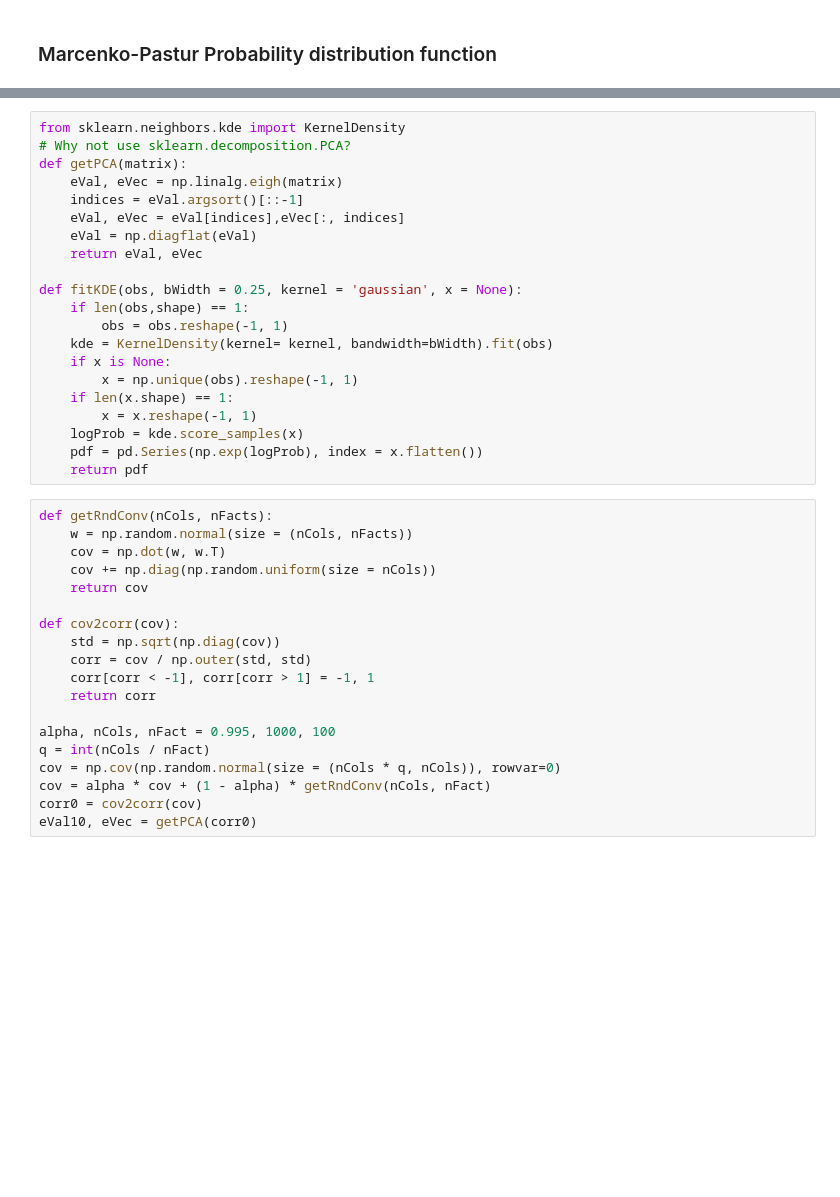
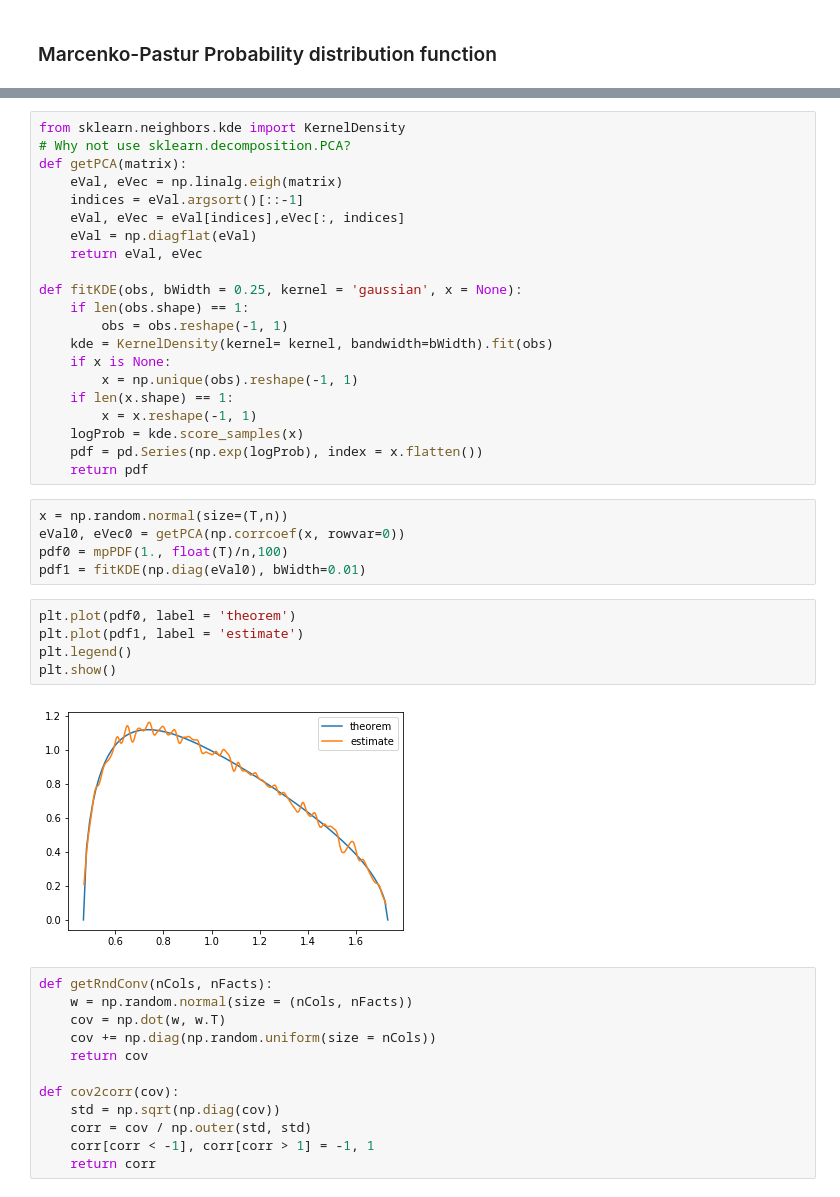
Before and after one commit to utopiangit/Financial, a Jupyter notebook: ml/Marcenko-Pastur.ipynb, the cells around one changed output, grey strips where cells are left out. Drawn from its saved outputs; the diff is of its cells as text; blank space fills up the shorter version.

```diff
--- a/ml/Marcenko-Pastur.ipynb
+++ b/ml/Marcenko-Pastur.ipynb
@@ -47,7 +46,7 @@ def getPCA(matrix):
     return eVal, eVec
 
 def fitKDE(obs, bWidth = 0.25, kernel = 'gaussian', x = None):
-    if len(obs,shape) == 1:
+    if len(obs.shape) == 1:
         obs = obs.reshape(-1, 1)
     kde = KernelDensity(kernel= kernel, bandwidth=bWidth).fit(obs)
     if x is None:
@@ -57,6 +56,18 @@ def fitKDE(obs, bWidth = 0.25, kernel = 'gaussian', x = None):
     logProb = kde.score_samples(x)
     pdf = pd.Series(np.exp(logProb), index = x.flatten())
     return pdf
+# %%
+x = np.random.normal(size=(T,n))
+eVal0, eVec0 = getPCA(np.corrcoef(x, rowvar=0))
+pdf0 = mpPDF(1., float(T)/n,100)
+pdf1 = fitKDE(np.diag(eVal0), bWidth=0.01)
+# %%
+plt.plot(pdf0, label = 'theorem')
+plt.plot(pdf1, label = 'estimate')
+plt.legend()
+plt.show()
+# %% [output]
+[figure, added]
 # %%
 def getRndConv(nCols, nFacts):
     w = np.random.normal(size = (nCols, nFacts))
@@ -69,10 +80,3 @@ def cov2corr(cov):
     corr = cov / np.outer(std, std)
     corr[corr < -1], corr[corr > 1] = -1, 1
     return corr
-
-alpha, nCols, nFact = 0.995, 1000, 100
-q = int(nCols / nFact)
-cov = np.cov(np.random.normal(size = (nCols * q, nCols)), rowvar=0)
-cov = alpha * cov + (1 - alpha) * getRndConv(nCols, nFact)
-corr0 = cov2corr(cov)
-eVal10, eVec = getPCA(corr0)
```
Also changed, not shown: parts of 8 cells of this notebook, 1 other file.
